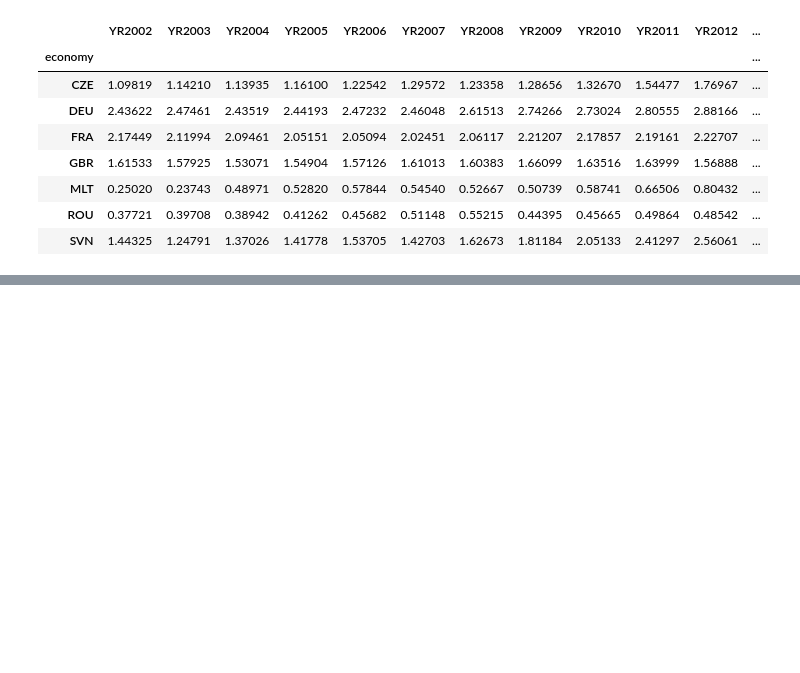
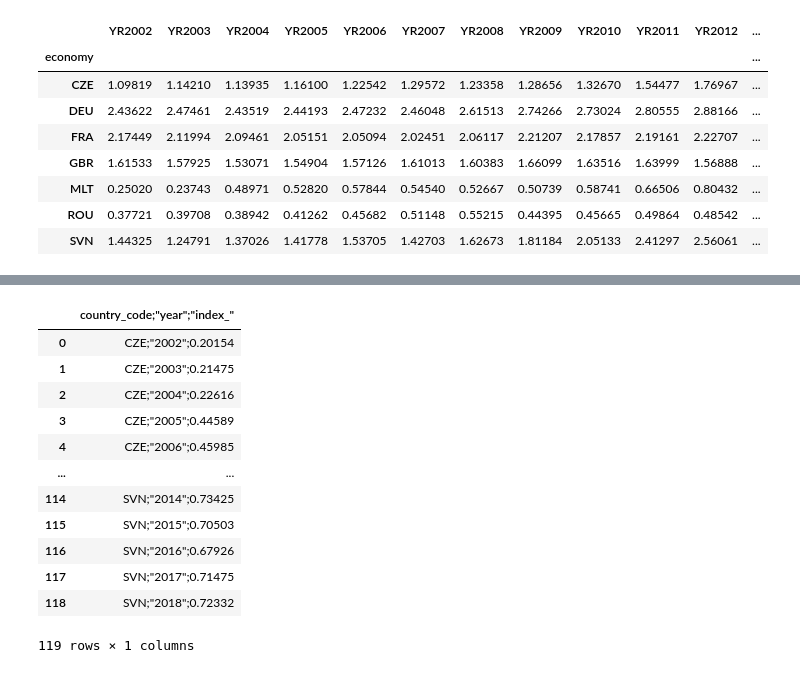
Before and after one commit to EljMorgan/Project2_Database, a Jupyter notebook: code_oecd.ipynb, the cells around one changed output, grey strips where cells are left out. Cells and saved outputs as stored; diff of their text form; code cells hidden in the pictures; blank space fills up the shorter version.

```diff
--- a/code_oecd.ipynb
+++ b/code_oecd.ipynb
@@ -64,0 +81,17 @@ tax_sub = pd.DataFrame(tax_subsidity, columns=['COU', 'Country', 'Year', 'Value'
+# %%
+final_index = pd.read_csv(r'C:\Python\Ironhack\Project2_Database\CSV_files\final_index.csv')
+final_index
+# %% [output]
+|  | country_code;"year";"index_" |
+| 0 | CZE;"2002";0.20154 |
+| 1 | CZE;"2003";0.21475 |
+| 2 | CZE;"2004";0.22616 |
+| 3 | CZE;"2005";0.44589 |
+| 4 | CZE;"2006";0.45985 |
+| ... | ... |
+| 114 | SVN;"2014";0.73425 |
+| 115 | SVN;"2015";0.70503 |
+| 116 | SVN;"2016";0.67926 |
+| 117 | SVN;"2017";0.71475 |
+| 118 | SVN;"2018";0.72332 |
+119 rows × 1 columns
```
Also changed, not shown: parts of 9 cells of this notebook, 6 other files.
